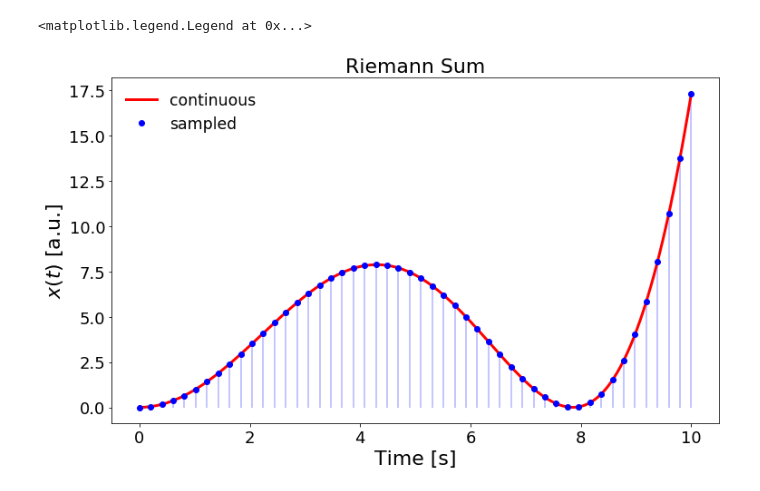
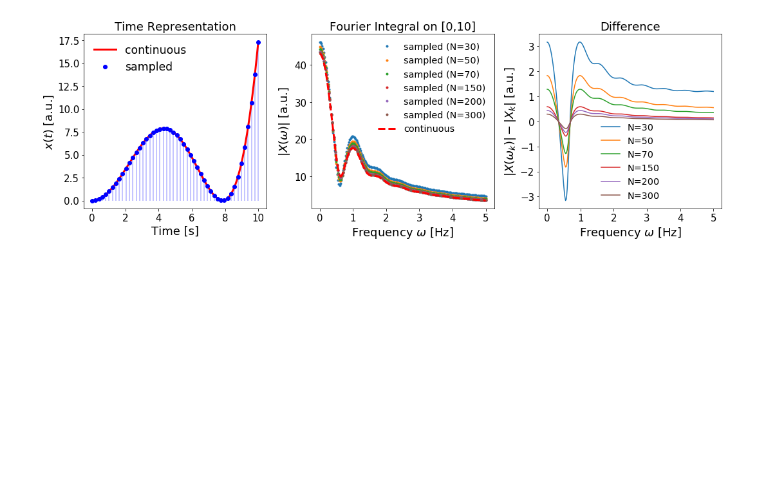
Before and after one commit to rmadar/ExamplesWithPython, a Jupyter notebook: ExampleFFT.ipynb, the cells around one changed output. Saved outputs shown, nothing was run; the diff lists cells and outputs as text; code cells hidden in the pictures; blank space fills up the shorter version.

```diff
--- a/ExampleFFT.ipynb
+++ b/ExampleFFT.ipynb
@@ -32,23 +35,68 @@ By introducing the sampling frequency $\omega_{s} \equiv 2\pi/T_{s}$, and the di
 # %%
-import numpy as np
+import numpy             as np
 import matplotlib.pyplot as plt
+import scipy.integrate   as integrate
 
 %matplotlib inline
+
+title_fsize=18
+ticks_fsize=15
 
 def signal(t):
     return t**2 *np.cos(0.2*t )**2
 
-T  = np.linspace(0,10,500)
+T  = np.linspace(0,10,5000)
 Ts = np.linspace(0,10,50)
-plt.figure(figsize=(12,7))
-plt.title('Riemann Sum', fontsize=22)
-plt.xlabel('Time [s]', fontsize=22)
-plt.ylabel('$x(t)$ [a.u.]', fontsize=22)
-plt.xticks(fontsize=18); plt.yticks(fontsize=18)
+plt.figure(figsize=(15,5))
+plt.subplot(131)
+plt.title('Time Representation', fontsize=title_fsize)
+plt.xlabel('Time [s]', fontsize=title_fsize)
+plt.ylabel('$x(t)$ [a.u.]', fontsize=title_fsize)
+plt.xticks(fontsize=ticks_fsize); plt.yticks(fontsize=ticks_fsize)
 plt.plot(T ,signal(T) ,'r-', linewidth='3', label='continuous')
 plt.plot(Ts,signal(Ts),'bo', label='sampled')
 for t in Ts: plt.vlines(t,  0, signal(t), color='blue', alpha=0.3 )
-plt.legend(frameon=False,fontsize='xx-large' ,loc='best')
+plt.legend(frameon=False, fontsize='xx-large' ,loc='best')
+
+
+# Compare "continuous" integral and Riemann sum on [0,10] interval
+def FTsignal(w):
+    realI = integrate.quad(lambda t: signal(t)*np.cos(w*t), 0,10)
+    ImgI  = integrate.quad(lambda t: signal(t)*np.sin(w*t), 0,10)
+    Xw = realI[0] + 1j*ImgI[0]
+    return Xw
+
+def DFTsignal(w,Ns):
+    ts = np.linspace(0,10,Ns)
+    dt = ts[1]-ts[0]
+    return np.sum( signal(ts)*np.exp( -1j*w*ts ) ) * dt
+
+# Vectorize is needed to extend the function
+# to arrays: array_out = f(array_in)
+FTsignal_vec  = np.vectorize( FTsignal  )
+DFTsignal_vec = np.vectorize( DFTsignal )
+
+W    = np.linspace(0,5,200)                                   # Freqency scan
+Npts = [30,50,70,150,200,300]                                 # N sampling scan
+CFT  = np.absolute(FTsignal_vec(W))                           # Continuous FT
+DTF  = [ [n,np.absolute(DFTsignal_vec(W,n))] for n in Npts ]  # List of DFT over N sampling: [N, DFT(N)]
+
+plt.subplot(132)
+plt.title('Fourier Integral on [0,10]', fontsize=title_fsize)
+plt.xlabel('Frequency $\omega$ [Hz]', fontsize=title_fsize)
+plt.ylabel('$|X(\omega)|$ [a.u.]', fontsize=title_fsize)
+plt.xticks(fontsize=ticks_fsize); plt.yticks(fontsize=ticks_fsize)
+for dft in DTF: plt.plot( W, dft[1], 'o', markersize=3, label='sampled (N={:.0f})'.format(dft[0]) )
+plt.plot( W, CFT, 'r--' ,label='continuous', linewidth=3 )
+plt.legend(frameon=False, fontsize='x-large', loc='best')
+
+plt.subplot(133)
+plt.title('Difference', fontsize=title_fsize)
+plt.xlabel('Frequency $\omega$ [Hz]', fontsize=title_fsize)
+plt.ylabel('$|X(\omega_k)|-|X_k|$ [a.u.]', fontsize=title_fsize)
+plt.xticks(fontsize=ticks_fsize); plt.yticks(fontsize=ticks_fsize)
+for dft in DTF: plt.plot( W, dft[1]-CFT, label='N={:.0f}'.format(dft[0]))
+plt.legend(frameon=False, fontsize='x-large', loc='best')
+plt.tight_layout()
 # %% [output]
-<matplotlib.legend.Legend at 0x...>
-[figure, old version]
+[figure, new version]
```
Also changed, not shown: parts of 13 cells of this notebook.
